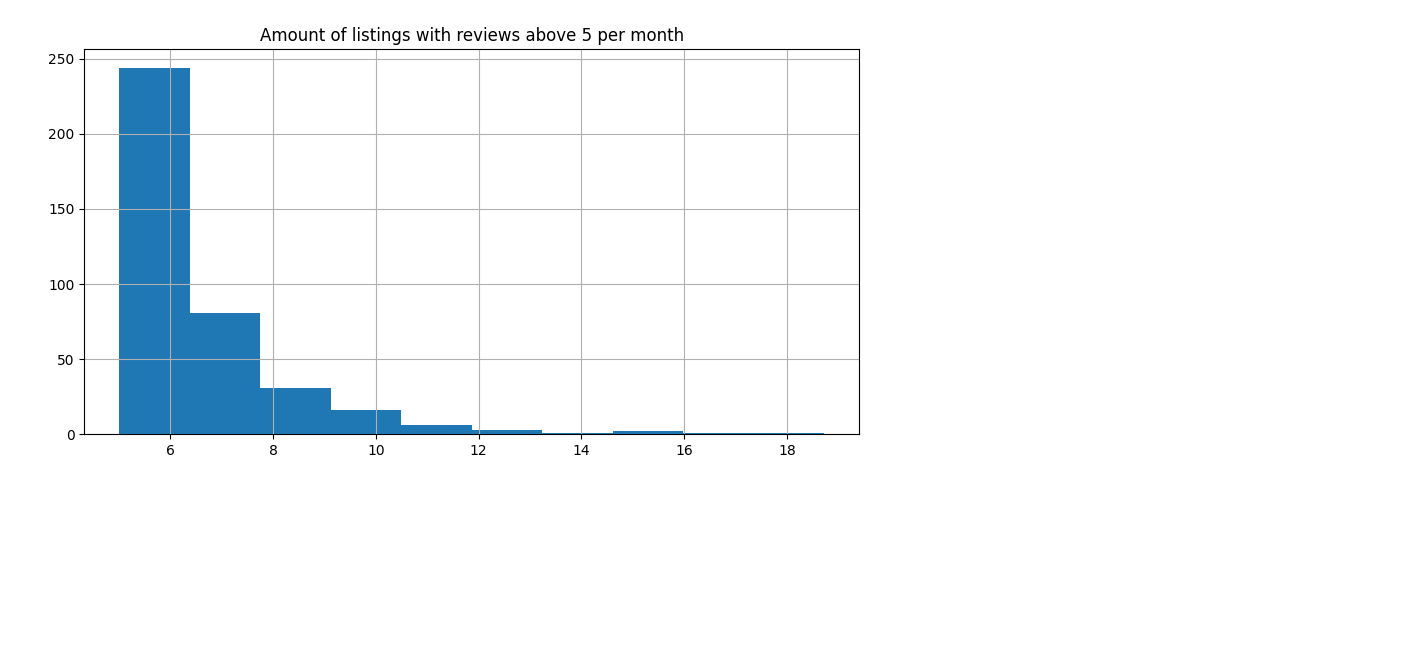
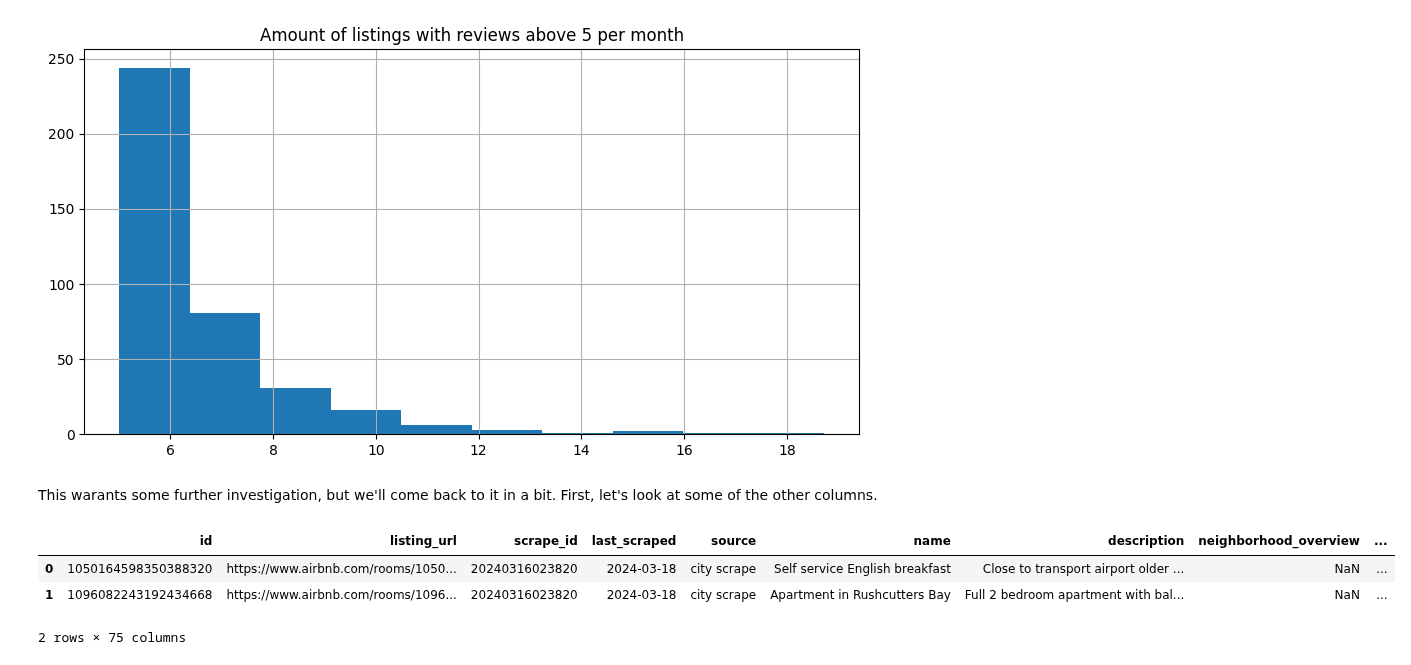
Before and after one commit to karenstevani/data_project, a Jupyter notebook: proj.ipynb, the cells around one changed output. Cells and saved outputs as stored; diff of their text form; code cells hidden in the pictures; blank space fills up the shorter version.

```diff
--- a/proj.ipynb
+++ b/proj.ipynb
@@ -195,3 +195,12 @@ plt.title(f"Amount of listings with reviews above {lower_bound} per month")
 # %% [output]
 Text(0.5, 1.0, 'Amount of listings with reviews above 5 per month')
 [figure]
+# %% [markdown]
+This warants some further investigation, but we'll come back to it in a bit. First, let's look at some of the other columns.
+# %%
+listing_data.head(2)
+# %% [output]
+|  | id | listing_url | scrape_id | last_scraped | source | name | description | neighborhood_overview | ... |
+| 0 | 1050164598350388320 | https://www.airbnb.com/rooms/1050... | 20240316023820 | 2024-03-18 | city scrape | Self service English breakfast | Close to transport airport older ... | NaN | ... |
+| 1 | 1096082243192434668 | https://www.airbnb.com/rooms/1096... | 20240316023820 | 2024-03-18 | city scrape | Apartment in Rushcutters Bay | Full 2 bedroom apartment with bal... | NaN | ... |
+2 rows × 75 columns
```
Also changed, not shown: parts of 2 cells of this notebook.
